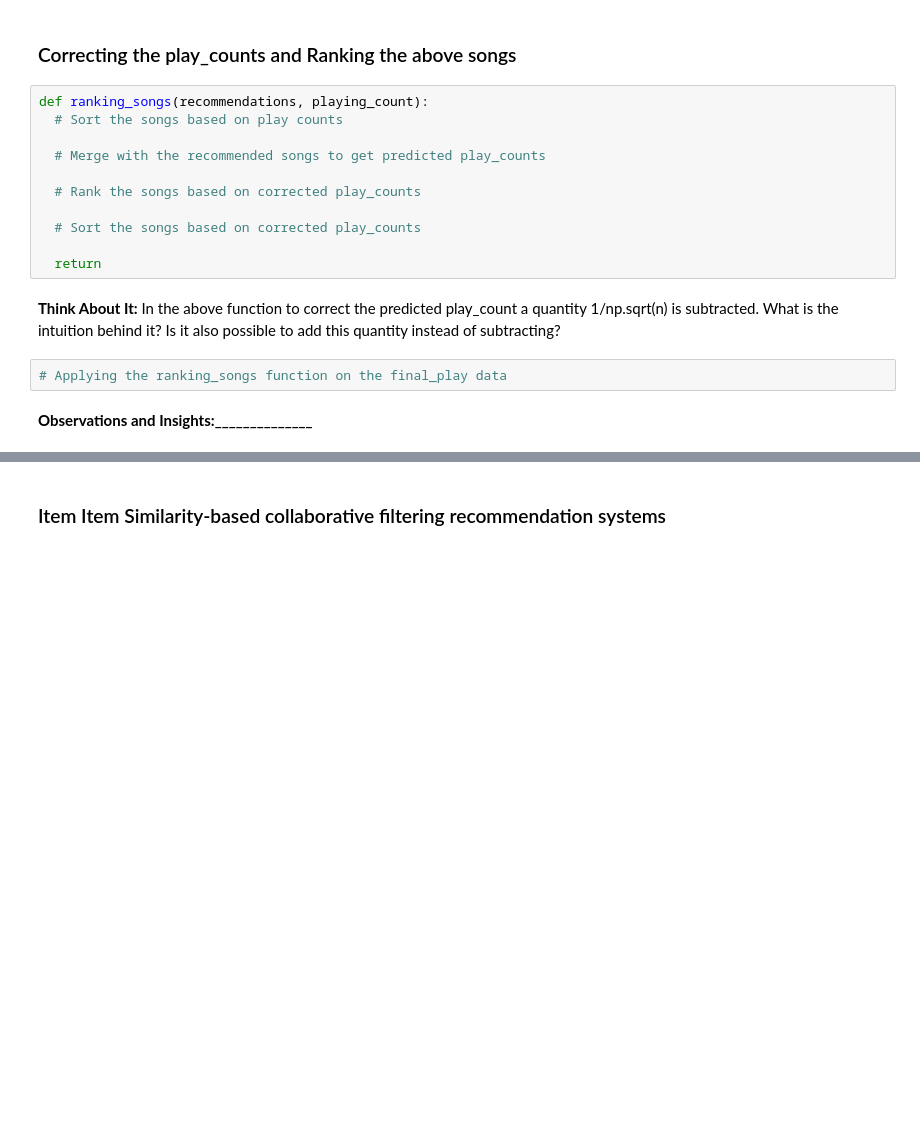
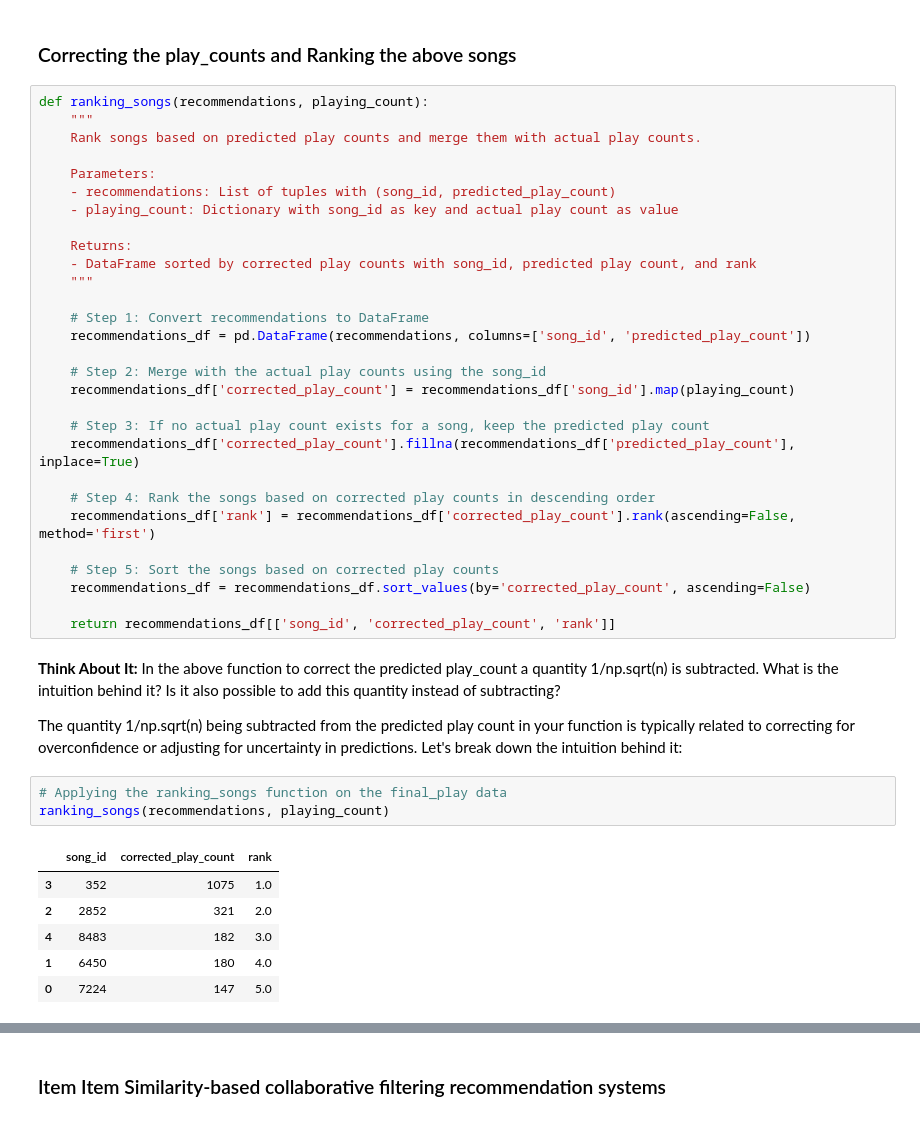
Before and after one commit to AMassani/Angular.Project1, a Jupyter notebook: Milestone_Music_Recommendation_System_Full_Code.ipynb, the cells around one changed output, grey strips where cells are left out. Drawn from its saved outputs; the diff is of its cells as text; blank space fills up the shorter version.

```diff
--- a/Milestone_Music_Recommendation_System_Full_Code.ipynb
+++ b/Milestone_Music_Recommendation_System_Full_Code.ipynb
@@ -998,19 +1017,45 @@ print(duplicates)
 # %% [markdown]
 ### Correcting the play_counts and Ranking the above songs
-# %%
-def ranking_songs(recommendations, playing_count):
-  # Sort the songs based on play counts
-
-  # Merge with the recommended songs to get predicted play_counts
-
-  # Rank the songs based on corrected play_counts
-
-  # Sort the songs based on corrected play_counts
-
-  return
+# %%
+def ranking_songs(recommendations, playing_count):
+    """
+    Rank songs based on predicted play counts and merge them with actual play counts.
+
+    Parameters:
+    - recommendations: List of tuples with (song_id, predicted_play_count)
+    - playing_count: Dictionary with song_id as key and actual play count as value
+
+    Returns:
+    - DataFrame sorted by corrected play counts with song_id, predicted play count, and rank
+    """
+
+    # Step 1: Convert recommendations to DataFrame
+    recommendations_df = pd.DataFrame(recommendations, columns=['song_id', 'predicted_play_count'])
+
+    # Step 2: Merge with the actual play counts using the song_id
+    recommendations_df['corrected_play_count'] = recommendations_df['song_id'].map(playing_count)
+
+    # Step 3: If no actual play count exists for a song, keep the predicted play count
+    recommendations_df['corrected_play_count'].fillna(recommendations_df['predicted_play_count'], inplace=True)
+
+    # Step 4: Rank the songs based on corrected play counts in descending order
+    recommendations_df['rank'] = recommendations_df['corrected_play_count'].rank(ascending=False, method='first')
+
+    # Step 5: Sort the songs based on corrected play counts
+    recommendations_df = recommendations_df.sort_values(by='corrected_play_count', ascending=False)
+
+    return recommendations_df[['song_id', 'corrected_play_count', 'rank']]
 # %% [markdown]
 **Think About It:** In the above function to correct the predicted play_count a quantity 1/np.sqrt(n) is subtracted. What is the intuition behind it? Is it also possible to add this quantity instead of subtracting?
+
+The quantity 1/np.sqrt(n) being subtracted from the predicted play count in your function is typically related to correcting for overconfidence or adjusting for uncertainty in predictions. Let's break down the intuition behind it:
 # %%
 # Applying the ranking_songs function on the final_play data
+ranking_songs(recommendations, playing_count)
+# %% [output]
+|  | song_id | corrected_play_count | rank |
+| 3 | 352 | 1075 | 1.0 |
+| 2 | 2852 | 321 | 2.0 |
+| 4 | 8483 | 182 | 3.0 |
+| 1 | 6450 | 180 | 4.0 |
+| 0 | 7224 | 147 | 5.0 |
-# %% [markdown]
-**Observations and Insights:______________**
```
Also changed, not shown: parts of 9 cells of this notebook.
